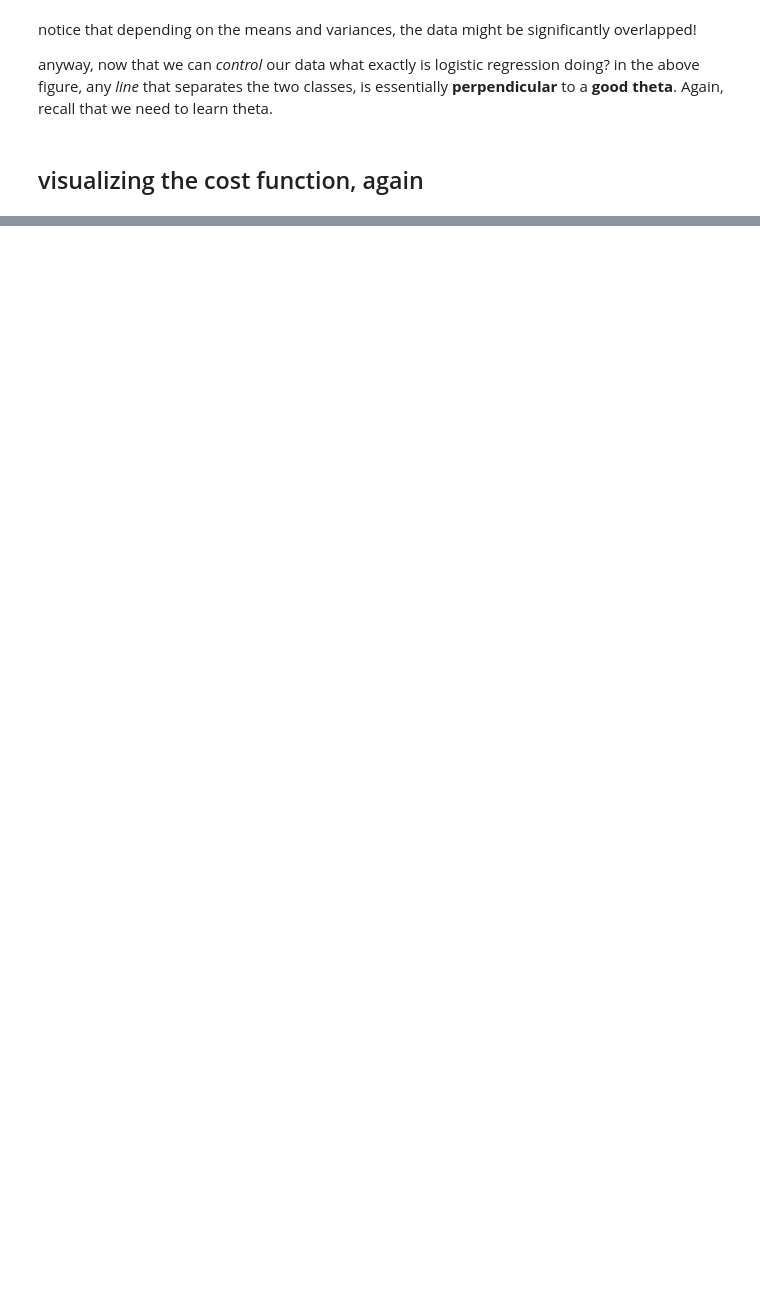
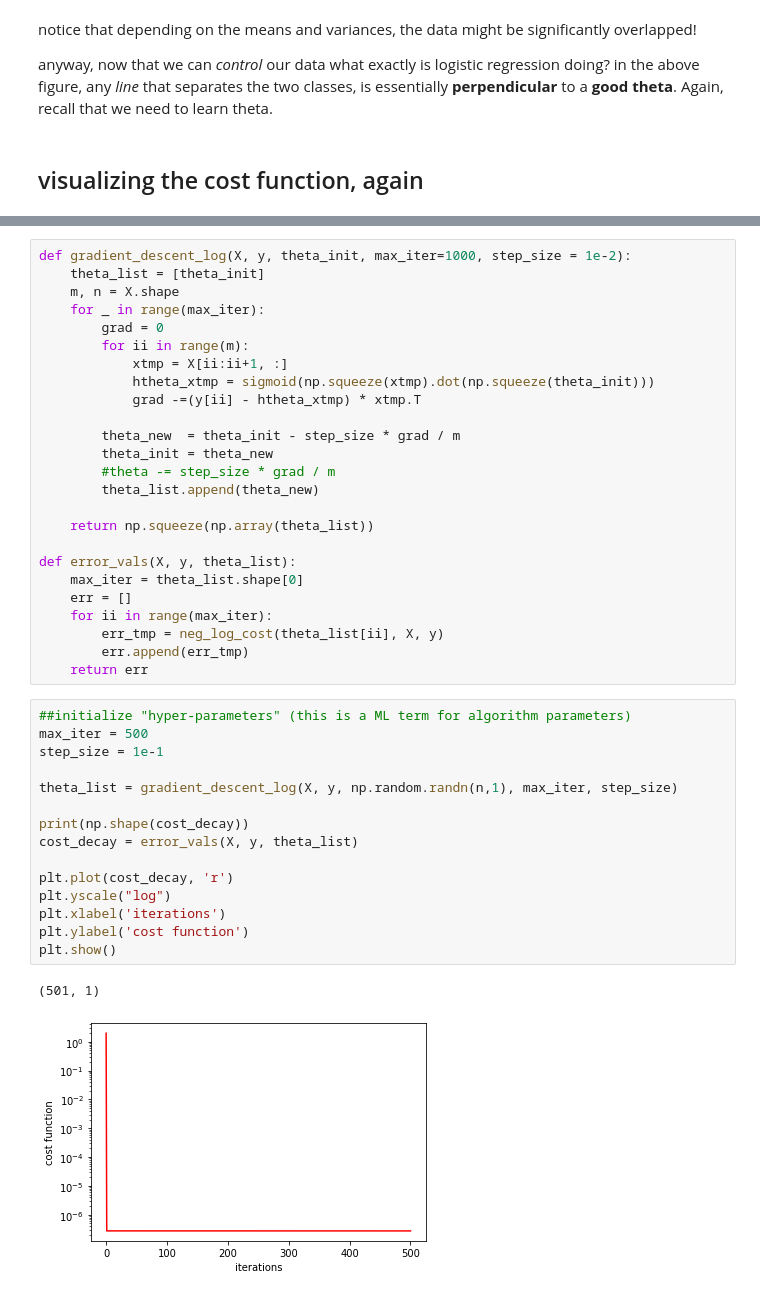
Before and after one commit to praneethmurthy/EE425-demos, a Jupyter notebook: optimization_intro.ipynb, the cells around one changed output, grey strips where cells are left out. Drawn from its saved outputs; the diff is of its cells as text; blank space fills up the shorter version.

```diff
--- a/optimization_intro.ipynb
+++ b/optimization_intro.ipynb
@@ -278,0 +282,43 @@ Text(0.5, 0, 'theta_1')
+# %%
+def gradient_descent_log(X, y, theta_init, max_iter=1000, step_size = 1e-2):
+    theta_list = [theta_init]
+    m, n = X.shape
+    for _ in range(max_iter):
+        grad = 0
+        for ii in range(m):
+            xtmp = X[ii:ii+1, :]
+            htheta_xtmp = sigmoid(np.squeeze(xtmp).dot(np.squeeze(theta_init)))
+            grad -=(y[ii] - htheta_xtmp) * xtmp.T
+
+        theta_new  = theta_init - step_size * grad / m
+        theta_init = theta_new
+        #theta -= step_size * grad / m
+        theta_list.append(theta_new)
+
+    return np.squeeze(np.array(theta_list))
+
+def error_vals(X, y, theta_list):
+    max_iter = theta_list.shape[0]
+    err = []
+    for ii in range(max_iter):
+        err_tmp = neg_log_cost(theta_list[ii], X, y)
+        err.append(err_tmp)
+    return err
+# %%
+##initialize "hyper-parameters" (this is a ML term for algorithm parameters)
+max_iter = 500
+step_size = 1e-1
+
+theta_list = gradient_descent_log(X, y, np.random.randn(n,1), max_iter, step_size)
+
+print(np.shape(cost_decay))
+cost_decay = error_vals(X, y, theta_list)
+
+plt.plot(cost_decay, 'r')
+plt.yscale("log")
+plt.xlabel('iterations')
+plt.ylabel('cost function')
+plt.show()
+# %% [output]
+(501, 1)
+[figure, added]
```
Also changed, not shown: parts of 10 cells of this notebook.
